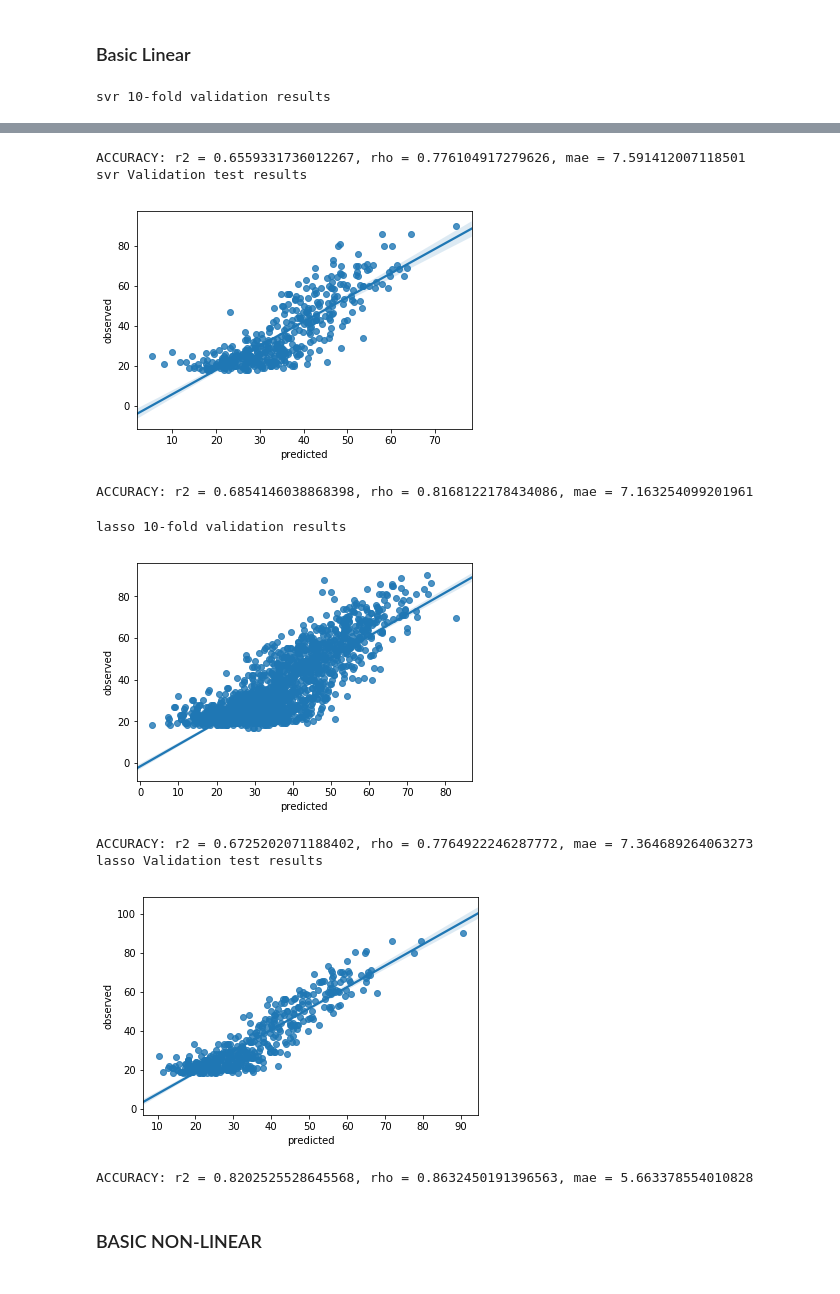
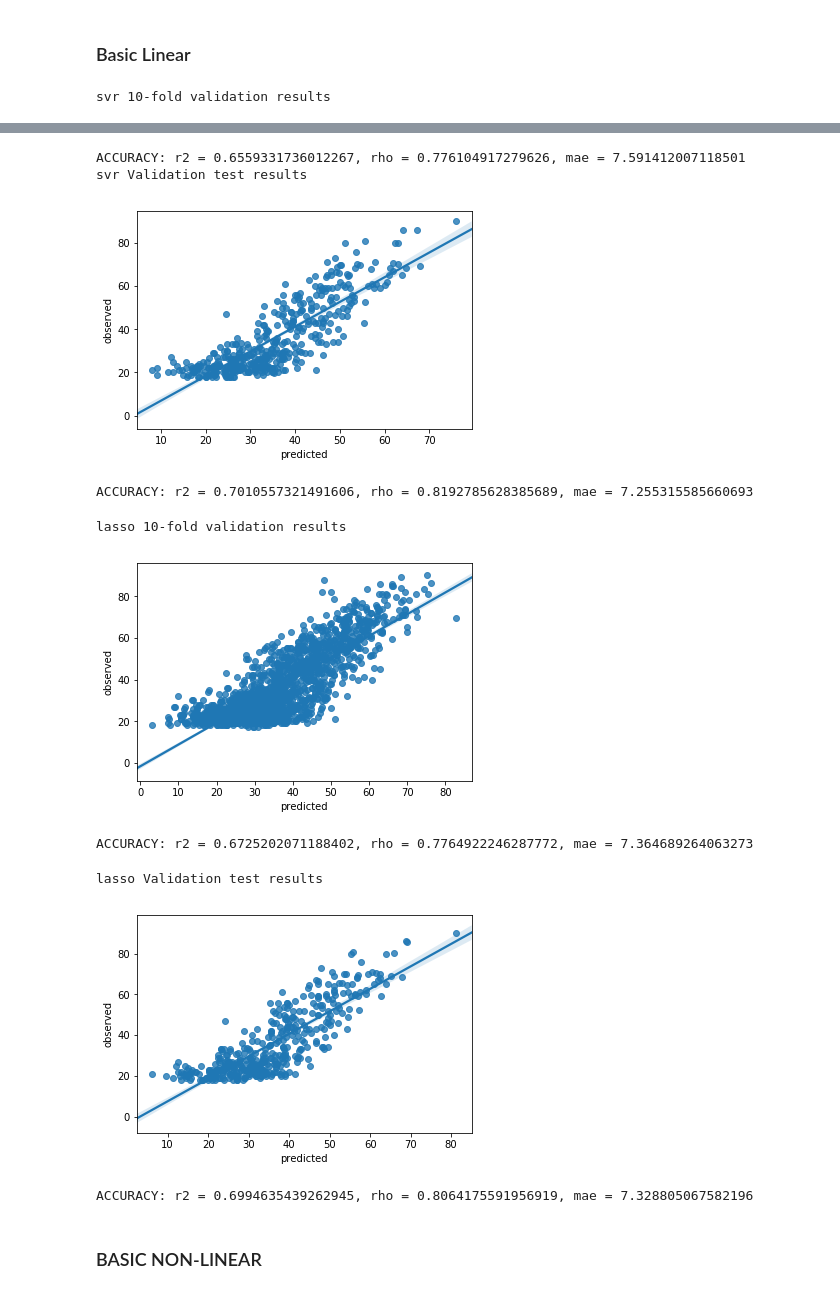
Before and after one commit to SmallHeads/PAC2019-MtRoyal_XValidators, a Jupyter notebook: Extracting_Features.ipynb, the cells around one changed output, grey strips where cells are left out. Drawn from its saved outputs; the diff is of its cells as text; code cells hidden in the pictures.

```diff
--- a/Extracting_Features.ipynb
+++ b/Extracting_Features.ipynb
@@ -120,8 +120,8 @@ working on batch 20 of 21
 # %%
 np.savez_compressed("BASC_Features_GMDerivatives", features)['arr_0']
 # %%
-features = pandas.DataFrame(np.load("BASC_Features_GMDerivatives.npz")['arr_0'])
-#features = pandas.read_csv("BASC_Features_GMDerivatives.csv")
+#features = pandas.DataFrame(np.load("BASC_Features_GMDerivatives.npz")['arr_0'])
+features = pandas.read_csv("BASC_Features_GMDerivatives.csv")
 #features.head()
 # %%
 # from scipy.io import loadmat, savemat
@@ -206,39 +206,39 @@ for name,model in dict(zip(['svr','lasso'],[mod_l2,mod_l1])).items():
     r2 = stats.pearsonr(preds,y)[0]**2
     rho = stats.spearmanr(preds,y)[0]
     mae = mean_absolute_error(preds,y)
     sns.regplot(preds,y)
     plt.xlabel('predicted')
     plt.ylabel('observed')
     plt.show()
     print('ACCURACY: r2 = {}, rho = {}, mae = {}'.format(r2,rho, mae))
 
     # retrain with all data
-    mod = model.fit(tX,ty)
+    mod = model.fit(X,y)
 
     # test
     test_pred = mod.predict(tX)
     print('{} Validation test results'.format(name))
     r2 = stats.pearsonr(test_pred,ty)[0]**2
     rho = stats.spearmanr(test_pred,ty)[0]
     mae = mean_absolute_error(test_pred, ty)
     sns.regplot(test_pred,ty)
     plt.xlabel('predicted')
     plt.ylabel('observed')
     plt.show()
     print('ACCURACY: r2 = {}, rho = {}, mae = {}'.format(r2,rho,mae))
 # %% [output]
 svr 10-fold validation results
 [figure]
 ACCURACY: r2 = 0.6559331736012267, rho = 0.776104917279626, mae = 7.591412007118501
 svr Validation test results
-[figure, old version]
+[figure, new version]
-ACCURACY: r2 = 0.6854146038868398, rho = 0.8168122178434086, mae = 7.163254099201961
+ACCURACY: r2 = 0.7010557321491606, rho = 0.8192785628385689, mae = 7.255315585660693
 lasso 10-fold validation results
 [figure]
 ACCURACY: r2 = 0.6725202071188402, rho = 0.7764922246287772, mae = 7.364689264063273
-lasso Validation test results
+lasso Validation test results
-[figure, old version]
+[figure, new version]
-ACCURACY: r2 = 0.8202525528645568, rho = 0.8632450191396563, mae = 5.663378554010828
+ACCURACY: r2 = 0.6994635439262945, rho = 0.8064175591956919, mae = 7.328805067582196
 # %% [markdown]
 ### BASIC NON-LINEAR
 # %%
```
Also changed, not shown: parts of 13 cells of this notebook, 2 other files.
